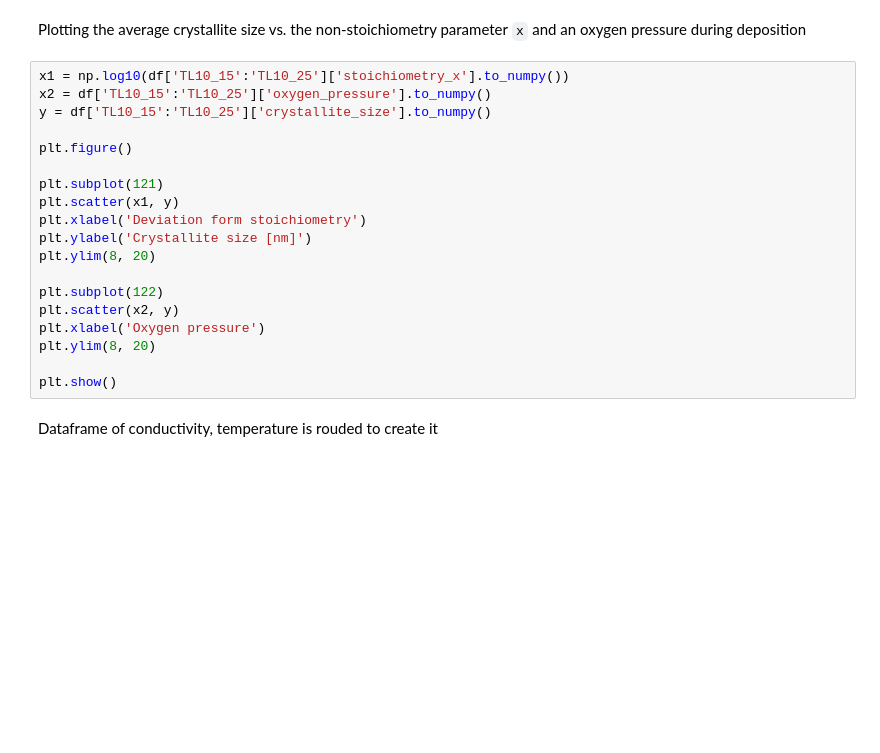
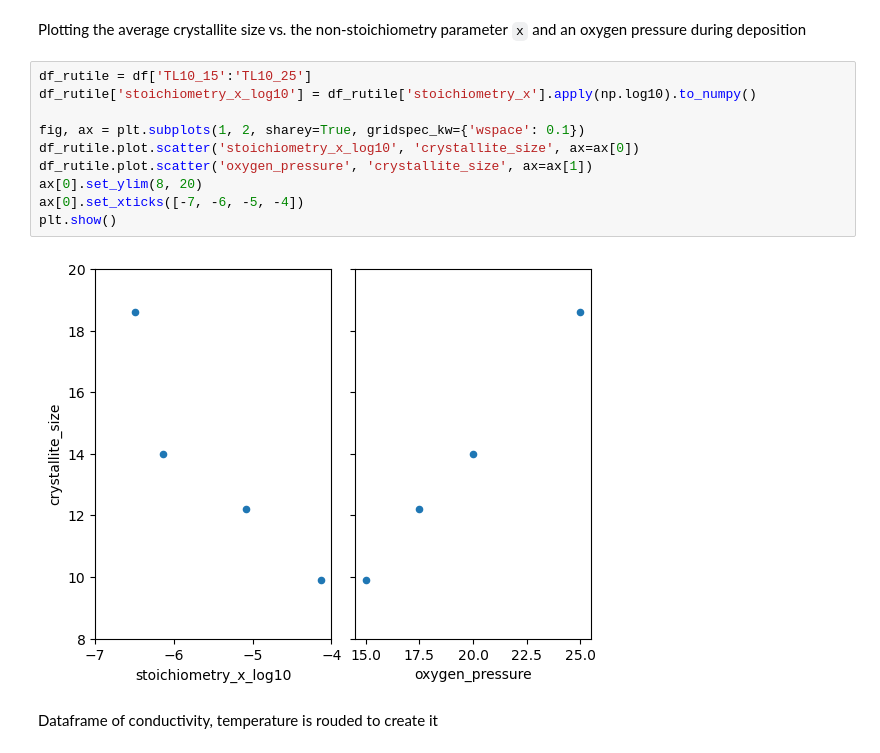
Before and after one commit to kaenkai/research-analysis-tools, a Jupyter notebook: hopping/thin_films_eda.ipynb, the cells around one changed output. Saved outputs shown, nothing was run; the diff lists cells and outputs as text; blank space fills up the shorter version.

```diff
--- a/hopping/thin_films_eda.ipynb
+++ b/hopping/thin_films_eda.ipynb
@@ -34,24 +56,17 @@ sns.relplot(data=new_df, x='oxygen_pressure', y='rutile_fraction', col='crystall
 # %% [markdown]
 Plotting the average crystallite size vs. the non-stoichiometry parameter `x` and an oxygen pressure during deposition
 # %%
-x1 = np.log10(df['TL10_15':'TL10_25']['stoichiometry_x'].to_numpy())
-x2 = df['TL10_15':'TL10_25']['oxygen_pressure'].to_numpy()
-y = df['TL10_15':'TL10_25']['crystallite_size'].to_numpy()
+df_rutile = df['TL10_15':'TL10_25']
+df_rutile['stoichiometry_x_log10'] = df_rutile['stoichiometry_x'].apply(np.log10).to_numpy()
 
-plt.figure()
-
-plt.subplot(121)
-plt.scatter(x1, y)
-plt.xlabel('Deviation form stoichiometry')
-plt.ylabel('Crystallite size [nm]')
-plt.ylim(8, 20)
-
-plt.subplot(122)
-plt.scatter(x2, y)
-plt.xlabel('Oxygen pressure')
-plt.ylim(8, 20)
-
+fig, ax = plt.subplots(1, 2, sharey=True, gridspec_kw={'wspace': 0.1})
+df_rutile.plot.scatter('stoichiometry_x_log10', 'crystallite_size', ax=ax[0])
+df_rutile.plot.scatter('oxygen_pressure', 'crystallite_size', ax=ax[1])
+ax[0].set_ylim(8, 20)
+ax[0].set_xticks([-7, -6, -5, -4])
 plt.show()
+# %% [output]
+[figure, added]
 # %% [markdown]
 Dataframe of conductivity, temperature is rouded to create it
 # %%
```
Also changed, not shown: parts of 9 cells of this notebook, 2 other files.
